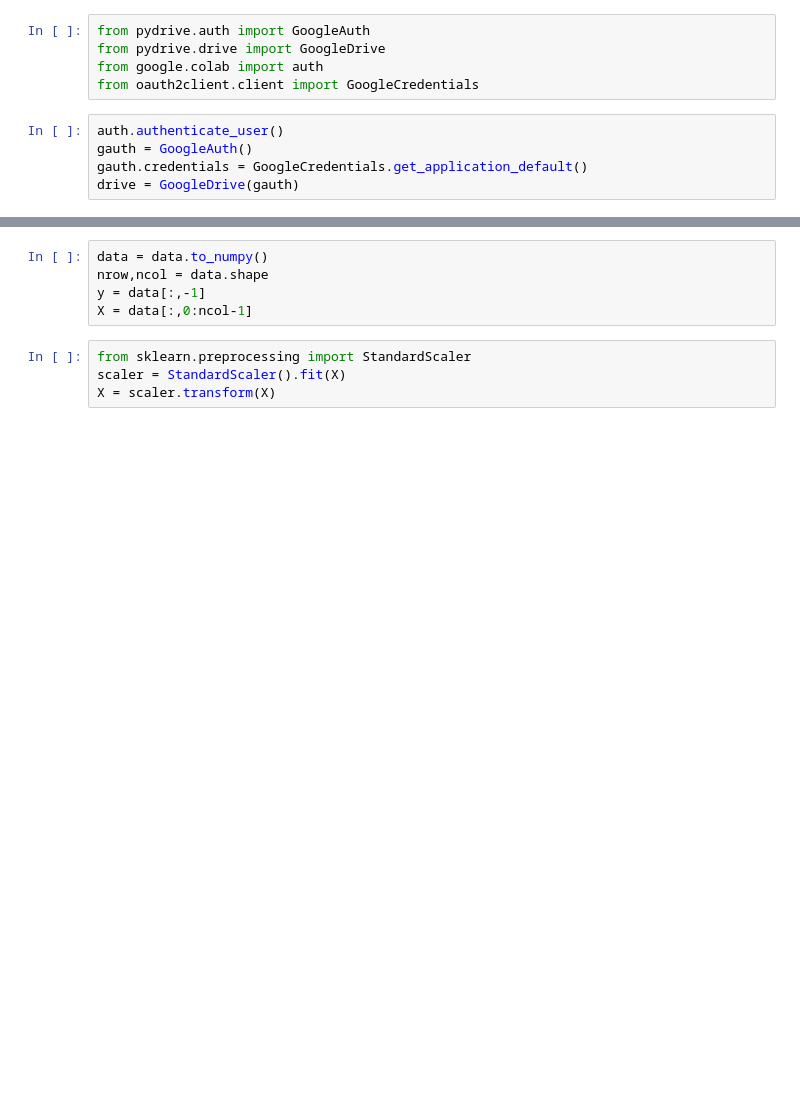
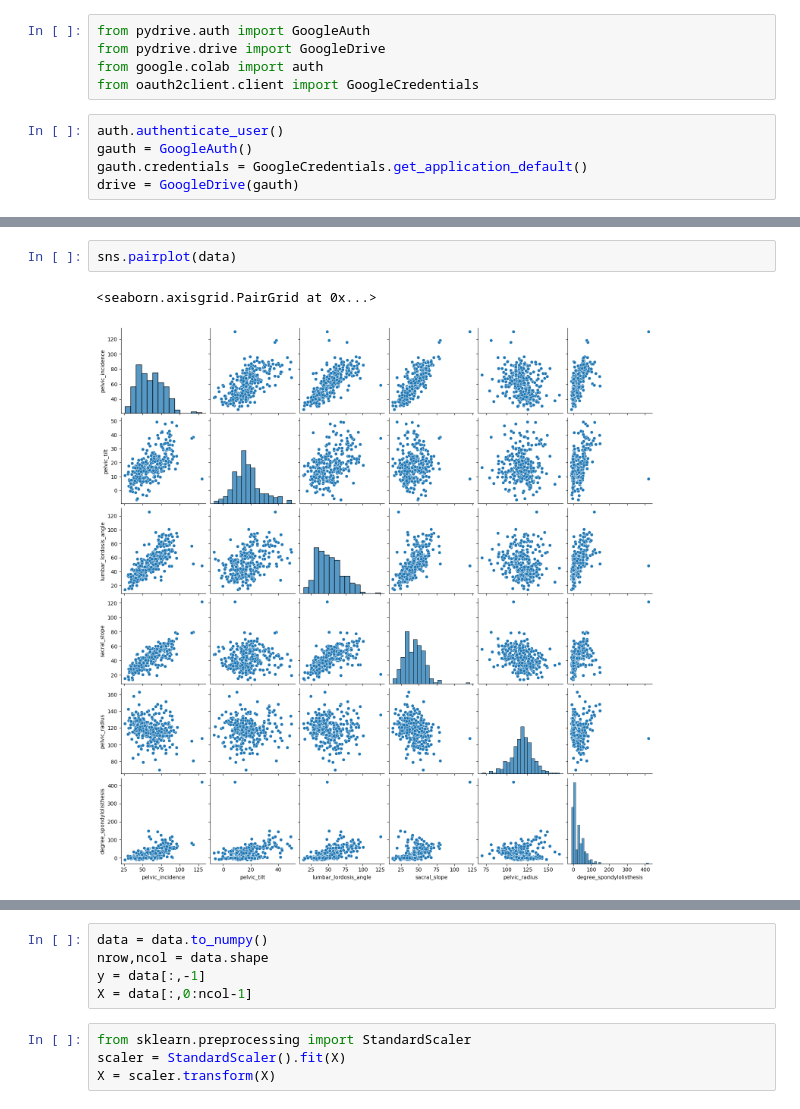
Before and after one commit to Ricardomanuel1/Maestr-a_Ciencia_de_Datos, a Jupyter notebook: III. Matematica_Ciencia_Datos/4_Clasificador_Bayesiano_Columna.ipynb, the cells around one changed output, grey strips where cells are left out. Drawn from its saved outputs; the diff is of its cells as text; blank space fills up the shorter version.

```diff
--- a/III. Matematica_Ciencia_Datos/4_Clasificador_Bayesiano_Columna.ipynb
+++ b/III. Matematica_Ciencia_Datos/4_Clasificador_Bayesiano_Columna.ipynb
@@ -47,0 +97,5 @@ Matriz de atributos: Número de filas: 150  columnas:  5
+# %%
+sns.pairplot(data)
+# %% [output]
+<seaborn.axisgrid.PairGrid at 0x...>
+[figure, added]
```
Also changed, not shown: parts of 22 cells of this notebook.
